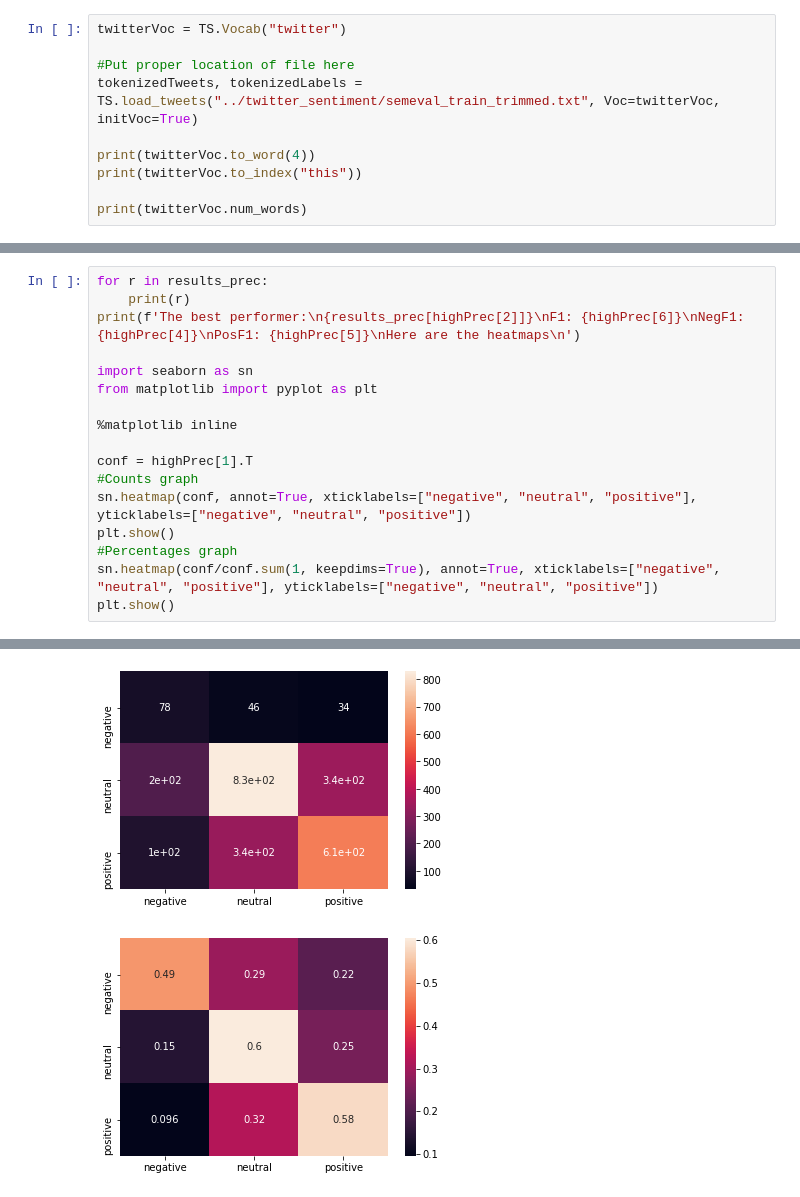
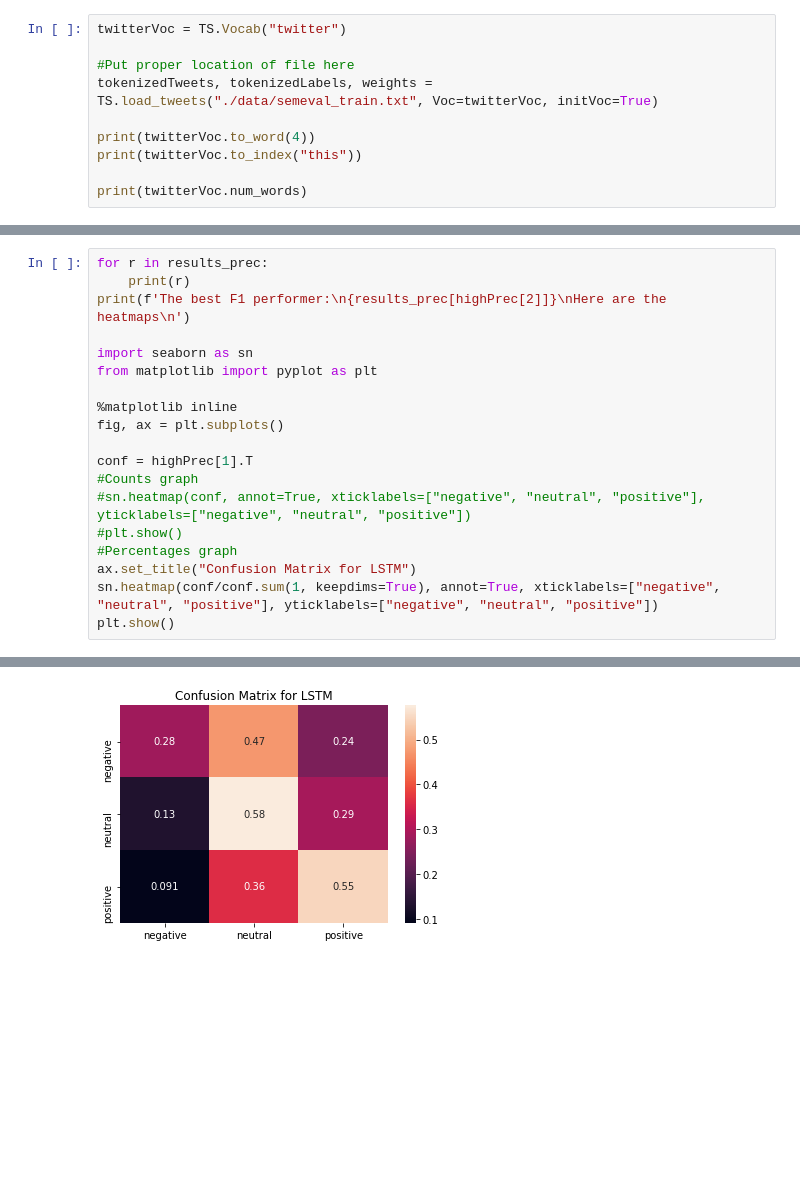
Before and after one commit to jbajaj1/faketweets, a Jupyter notebook: faketweets_pres.ipynb, the cells around one changed output, grey strips where cells are left out. Cells and saved outputs as stored; diff of their text form; blank space fills up the shorter version.

```diff
--- a/faketweets_pres.ipynb
+++ b/faketweets_pres.ipynb
@@ -13,7 +15,7 @@ from torch.utils.data import TensorDataset, DataLoader
 twitterVoc = TS.Vocab("twitter")
 
 #Put proper location of file here
-tokenizedTweets, tokenizedLabels = TS.load_tweets("../twitter_sentiment/semeval_train_trimmed.txt", Voc=twitterVoc, initVoc=True)
+tokenizedTweets, tokenizedLabels, weights = TS.load_tweets("./data/semeval_train.txt", Voc=twitterVoc, initVoc=True)
 
 print(twitterVoc.to_word(4))
 print(twitterVoc.to_index("this"))
@@ -109,18 +103,20 @@ Training on epoch 29
 # %%
 for r in results_prec:
     print(r)
-print(f'The best performer:\n{results_prec[highPrec[2]]}\nF1: {highPrec[6]}\nNegF1: {highPrec[4]}\nPosF1: {highPrec[5]}\nHere are the heatmaps\n')
+print(f'The best F1 performer:\n{results_prec[highPrec[2]]}\nHere are the heatmaps\n')
 
 import seaborn as sn
 from matplotlib import pyplot as plt
 
 %matplotlib inline
+fig, ax = plt.subplots()
 
 conf = highPrec[1].T
 #Counts graph
-sn.heatmap(conf, annot=True, xticklabels=["negative", "neutral", "positive"], yticklabels=["negative", "neutral", "positive"])
-plt.show()
+#sn.heatmap(conf, annot=True, xticklabels=["negative", "neutral", "positive"], yticklabels=["negative", "neutral", "positive"])
+#plt.show()
 #Percentages graph
+ax.set_title("Confusion Matrix for LSTM")
 sn.heatmap(conf/conf.sum(1, keepdims=True), annot=True, xticklabels=["negative", "neutral", "positive"], yticklabels=["negative", "neutral", "positive"])
 plt.show()
 # %% [output]
@@ -143,3 +126,2 @@ PosF1: 0.6
 Here are the heatmaps
-[figure, old version]
+[figure, new version]
-[figure, removed]
```
Also changed, not shown: parts of 12 cells of this notebook, 1 other file.
